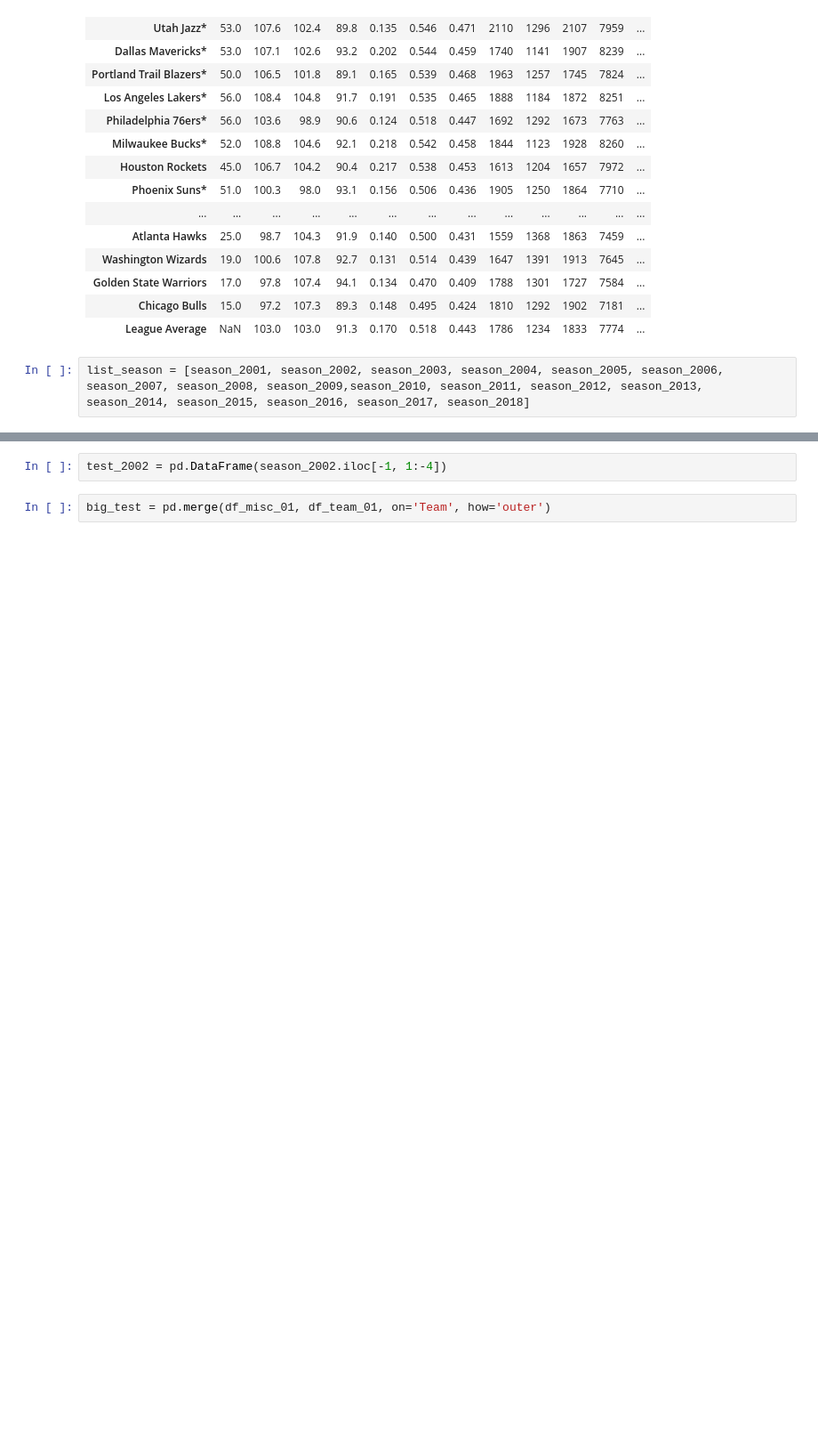
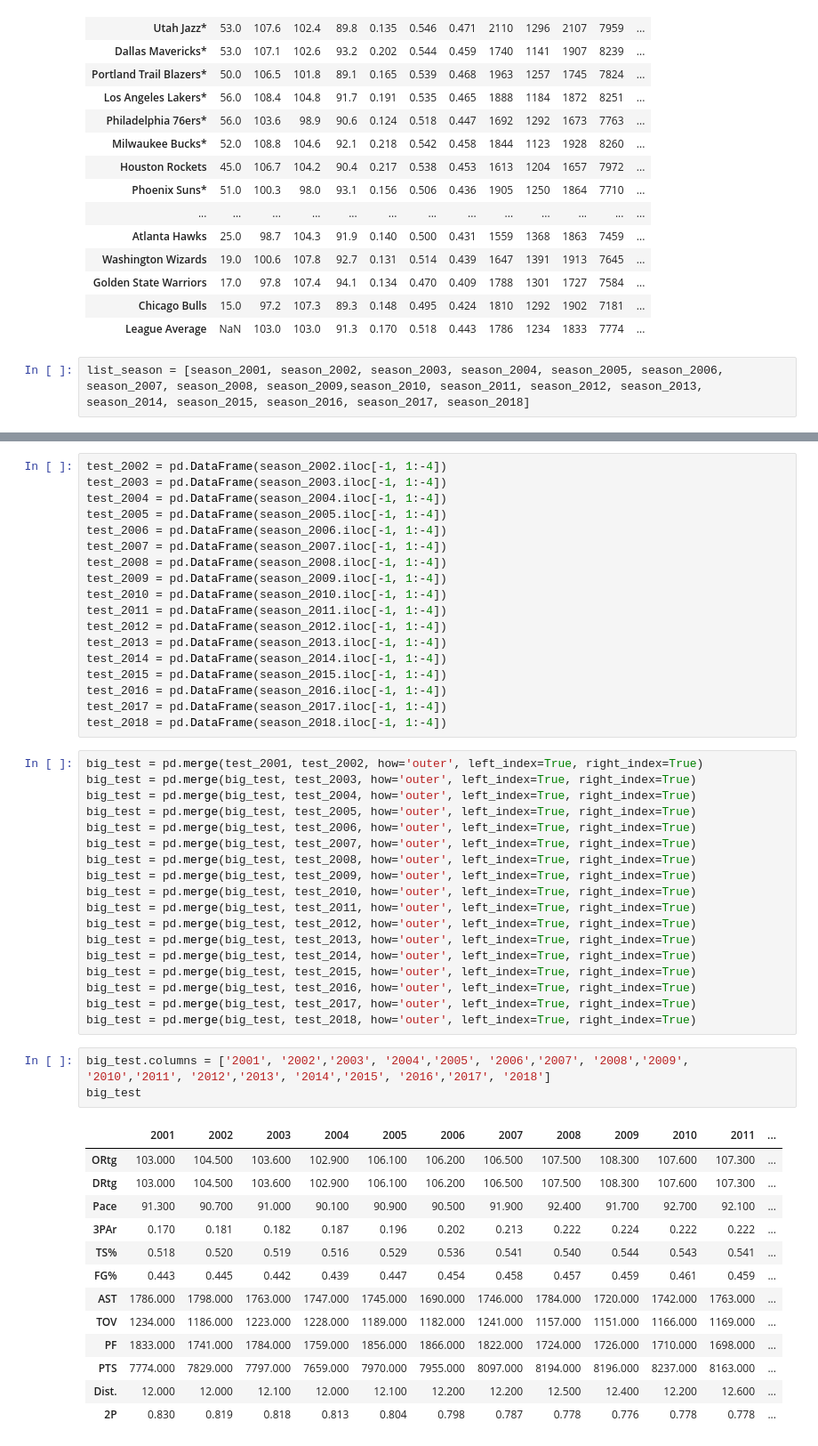
Before and after one commit to johncpolitte/NBA_Data_Analysis, a Jupyter notebook: Pandas_work.ipynb, the cells around one changed output, grey strips where cells are left out. Shown at 89% size. Cells and saved outputs as stored; diff of their text form; blank space fills up the shorter version.

Commit message:
Finished league avg table

```diff
--- a/Pandas_work.ipynb
+++ b/Pandas_work.ipynb
@@ -309,4 +324,53 @@ test_2001 = pd.DataFrame(season_2001.iloc[-1, 1:-4])
-# %%
-test_2002 = pd.DataFrame(season_2002.iloc[-1, 1:-4])
-# %%
-big_test = pd.merge(df_misc_01, df_team_01, on='Team', how='outer')
+# %%
+test_2002 = pd.DataFrame(season_2002.iloc[-1, 1:-4])
+test_2003 = pd.DataFrame(season_2003.iloc[-1, 1:-4])
+test_2004 = pd.DataFrame(season_2004.iloc[-1, 1:-4])
+test_2005 = pd.DataFrame(season_2005.iloc[-1, 1:-4])
+test_2006 = pd.DataFrame(season_2006.iloc[-1, 1:-4])
+test_2007 = pd.DataFrame(season_2007.iloc[-1, 1:-4])
+test_2008 = pd.DataFrame(season_2008.iloc[-1, 1:-4])
+test_2009 = pd.DataFrame(season_2009.iloc[-1, 1:-4])
+test_2010 = pd.DataFrame(season_2010.iloc[-1, 1:-4])
+test_2011 = pd.DataFrame(season_2011.iloc[-1, 1:-4])
+test_2012 = pd.DataFrame(season_2012.iloc[-1, 1:-4])
+test_2013 = pd.DataFrame(season_2013.iloc[-1, 1:-4])
+test_2014 = pd.DataFrame(season_2014.iloc[-1, 1:-4])
+test_2015 = pd.DataFrame(season_2015.iloc[-1, 1:-4])
+test_2016 = pd.DataFrame(season_2016.iloc[-1, 1:-4])
+test_2017 = pd.DataFrame(season_2017.iloc[-1, 1:-4])
+test_2018 = pd.DataFrame(season_2018.iloc[-1, 1:-4])
+# %%
+big_test = pd.merge(test_2001, test_2002, how='outer', left_index=True, right_index=True)
+big_test = pd.merge(big_test, test_2003, how='outer', left_index=True, right_index=True)
+big_test = pd.merge(big_test, test_2004, how='outer', left_index=True, right_index=True)
+big_test = pd.merge(big_test, test_2005, how='outer', left_index=True, right_index=True)
+big_test = pd.merge(big_test, test_2006, how='outer', left_index=True, right_index=True)
+big_test = pd.merge(big_test, test_2007, how='outer', left_index=True, right_index=True)
+big_test = pd.merge(big_test, test_2008, how='outer', left_index=True, right_index=True)
+big_test = pd.merge(big_test, test_2009, how='outer', left_index=True, right_index=True)
+big_test = pd.merge(big_test, test_2010, how='outer', left_index=True, right_index=True)
+big_test = pd.merge(big_test, test_2011, how='outer', left_index=True, right_index=True)
+big_test = pd.merge(big_test, test_2012, how='outer', left_index=True, right_index=True)
+big_test = pd.merge(big_test, test_2013, how='outer', left_index=True, right_index=True)
+big_test = pd.merge(big_test, test_2014, how='outer', left_index=True, right_index=True)
+big_test = pd.merge(big_test, test_2015, how='outer', left_index=True, right_index=True)
+big_test = pd.merge(big_test, test_2016, how='outer', left_index=True, right_index=True)
+big_test = pd.merge(big_test, test_2017, how='outer', left_index=True, right_index=True)
+big_test = pd.merge(big_test, test_2018, how='outer', left_index=True, right_index=True)
+# %%
+big_test.columns = ['2001', '2002','2003', '2004','2005', '2006','2007', '2008','2009', '2010','2011', '2012','2013', '2014','2015', '2016','2017', '2018']
+big_test
+# %% [output]
+|  | 2001 | 2002 | 2003 | 2004 | 2005 | 2006 | 2007 | 2008 | 2009 | 2010 | 2011 | ... |
+| ORtg | 103.000 | 104.500 | 103.600 | 102.900 | 106.100 | 106.200 | 106.500 | 107.500 | 108.300 | 107.600 | 107.300 | ... |
+| DRtg | 103.000 | 104.500 | 103.600 | 102.900 | 106.100 | 106.200 | 106.500 | 107.500 | 108.300 | 107.600 | 107.300 | ... |
+| Pace | 91.300 | 90.700 | 91.000 | 90.100 | 90.900 | 90.500 | 91.900 | 92.400 | 91.700 | 92.700 | 92.100 | ... |
+| 3PAr | 0.170 | 0.181 | 0.182 | 0.187 | 0.196 | 0.202 | 0.213 | 0.222 | 0.224 | 0.222 | 0.222 | ... |
+| TS% | 0.518 | 0.520 | 0.519 | 0.516 | 0.529 | 0.536 | 0.541 | 0.540 | 0.544 | 0.543 | 0.541 | ... |
+| FG% | 0.443 | 0.445 | 0.442 | 0.439 | 0.447 | 0.454 | 0.458 | 0.457 | 0.459 | 0.461 | 0.459 | ... |
+| AST | 1786.000 | 1798.000 | 1763.000 | 1747.000 | 1745.000 | 1690.000 | 1746.000 | 1784.000 | 1720.000 | 1742.000 | 1763.000 | ... |
+| TOV | 1234.000 | 1186.000 | 1223.000 | 1228.000 | 1189.000 | 1182.000 | 1241.000 | 1157.000 | 1151.000 | 1166.000 | 1169.000 | ... |
+| PF | 1833.000 | 1741.000 | 1784.000 | 1759.000 | 1856.000 | 1866.000 | 1822.000 | 1724.000 | 1726.000 | 1710.000 | 1698.000 | ... |
+| PTS | 7774.000 | 7829.000 | 7797.000 | 7659.000 | 7970.000 | 7955.000 | 8097.000 | 8194.000 | 8196.000 | 8237.000 | 8163.000 | ... |
+| Dist. | 12.000 | 12.000 | 12.100 | 12.000 | 12.100 | 12.200 | 12.200 | 12.500 | 12.400 | 12.200 | 12.600 | ... |
+| 2P | 0.830 | 0.819 | 0.818 | 0.813 | 0.804 | 0.798 | 0.787 | 0.778 | 0.776 | 0.778 | 0.778 | ... |
```
Also changed, not shown: parts of 2 cells of this notebook.
